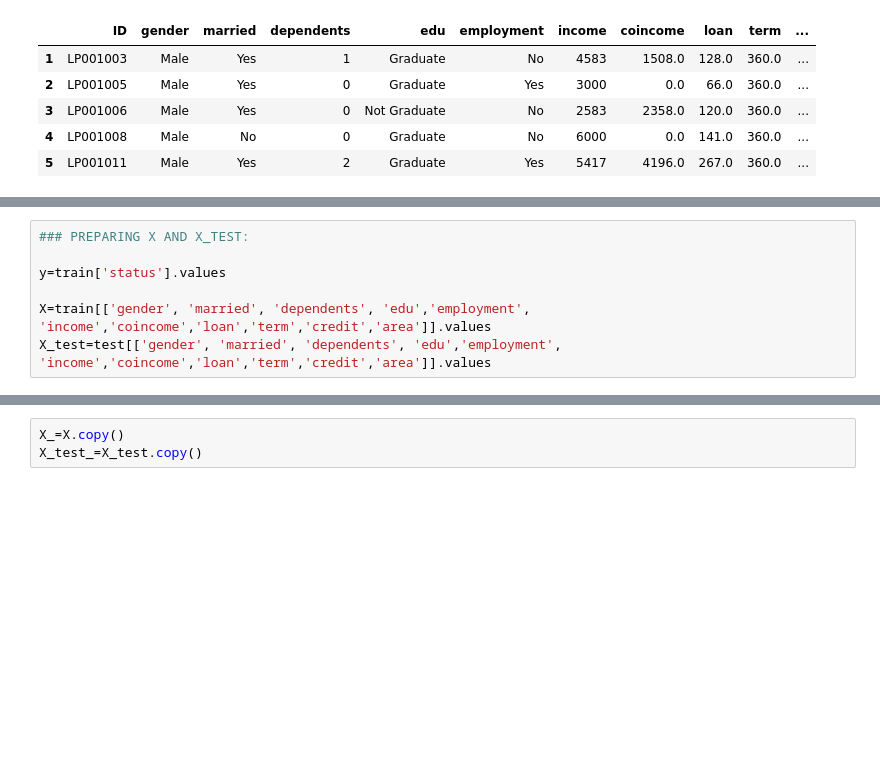
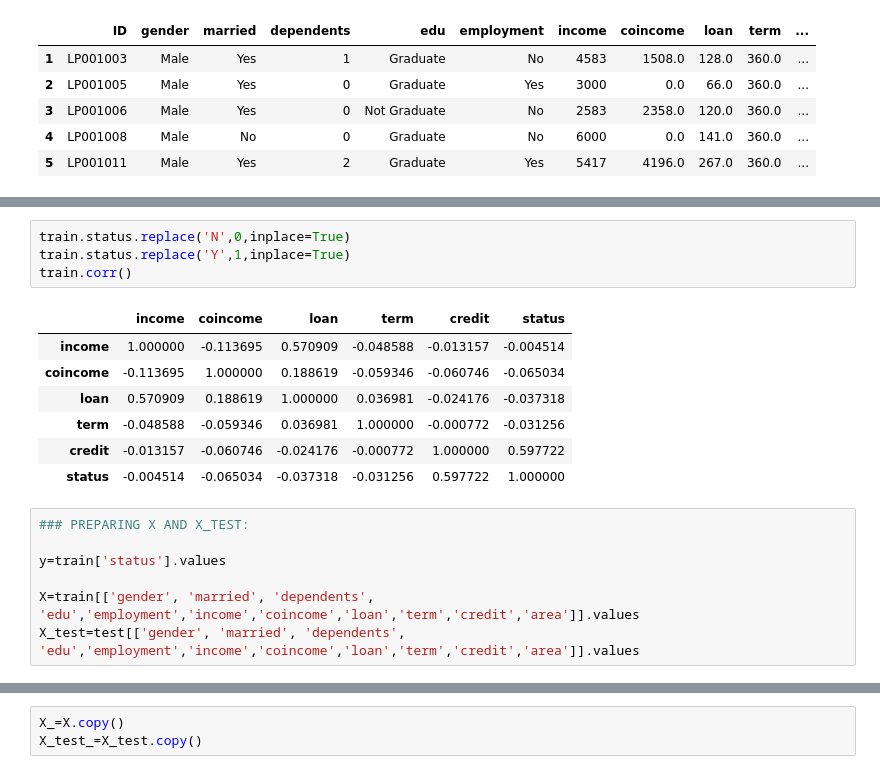
Before and after one commit to akshatsinghal92/Credit-Risk-Estimation, a Jupyter notebook: Loan Prediction.ipynb, the cells around one changed output, grey strips where cells are left out. Drawn from its saved outputs; the diff is of its cells as text; blank space fills up the shorter version.

```diff
--- a/Loan Prediction.ipynb
+++ b/Loan Prediction.ipynb
@@ -321,8 +287,20 @@ Index(['ID', 'gender', 'married', 'dependents', 'edu', 'employment', 'income',
+# %%
+train.status.replace('N',0,inplace=True)
+train.status.replace('Y',1,inplace=True)
+train.corr()
+# %% [output]
+|  | income | coincome | loan | term | credit | status |
+| income | 1.000000 | -0.113695 | 0.570909 | -0.048588 | -0.013157 | -0.004514 |
+| coincome | -0.113695 | 1.000000 | 0.188619 | -0.059346 | -0.060746 | -0.065034 |
+| loan | 0.570909 | 0.188619 | 1.000000 | 0.036981 | -0.024176 | -0.037318 |
+| term | -0.048588 | -0.059346 | 0.036981 | 1.000000 | -0.000772 | -0.031256 |
+| credit | -0.013157 | -0.060746 | -0.024176 | -0.000772 | 1.000000 | 0.597722 |
+| status | -0.004514 | -0.065034 | -0.037318 | -0.031256 | 0.597722 | 1.000000 |
 # %%
 ### PREPARING X AND X_TEST:
 
 y=train['status'].values
 
-X=train[['gender', 'married', 'dependents', 'edu','employment', 'income','coincome','loan','term','credit','area']].values
-X_test=test[['gender', 'married', 'dependents', 'edu','employment', 'income','coincome','loan','term','credit','area']].values
+X=train[['gender', 'married', 'dependents', 'edu','employment','income','coincome','loan','term','credit','area']].values
+X_test=test[['gender', 'married', 'dependents', 'edu','employment','income','coincome','loan','term','credit','area']].values
 # %%
```
Also changed, not shown: parts of 22 cells of this notebook.
